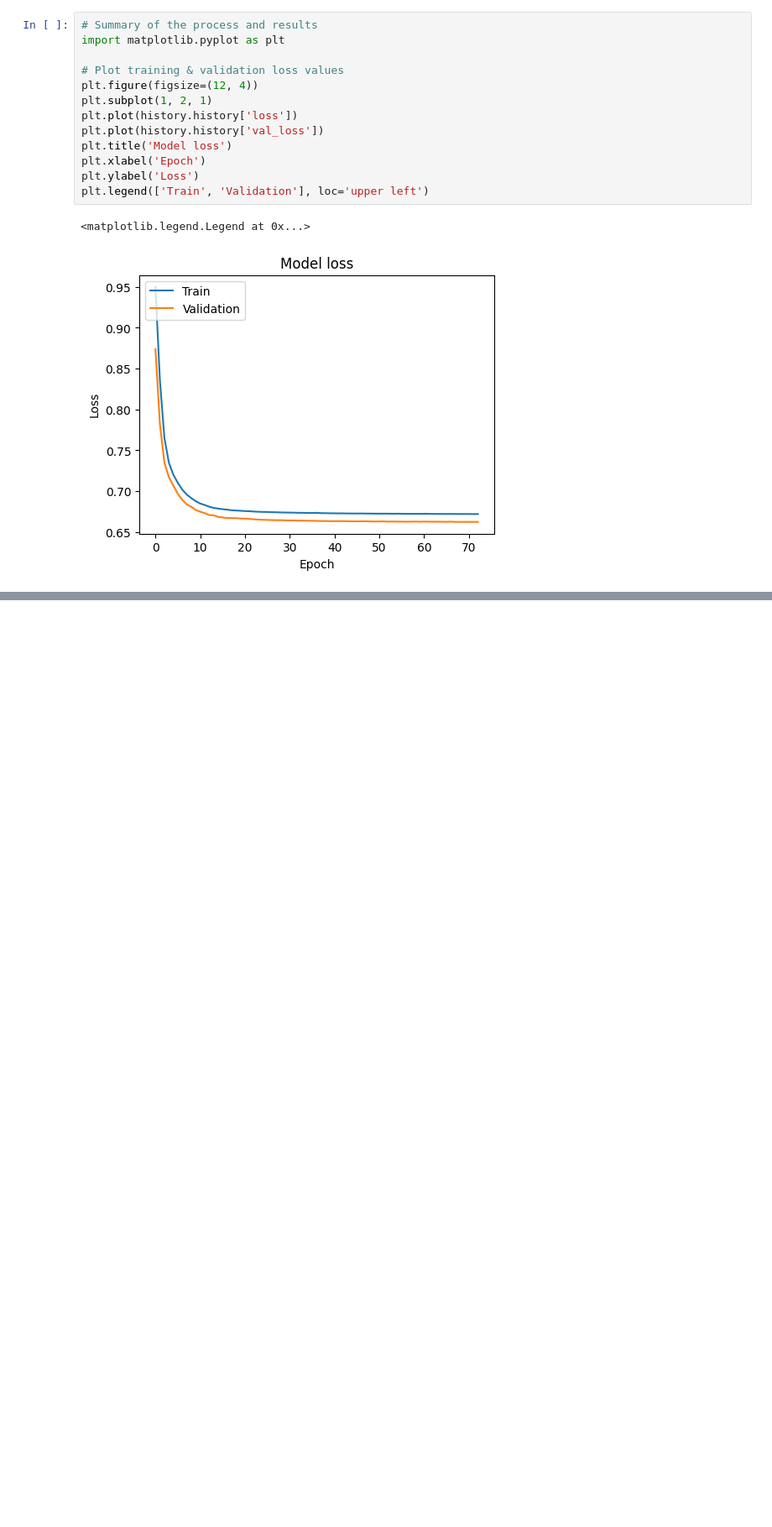
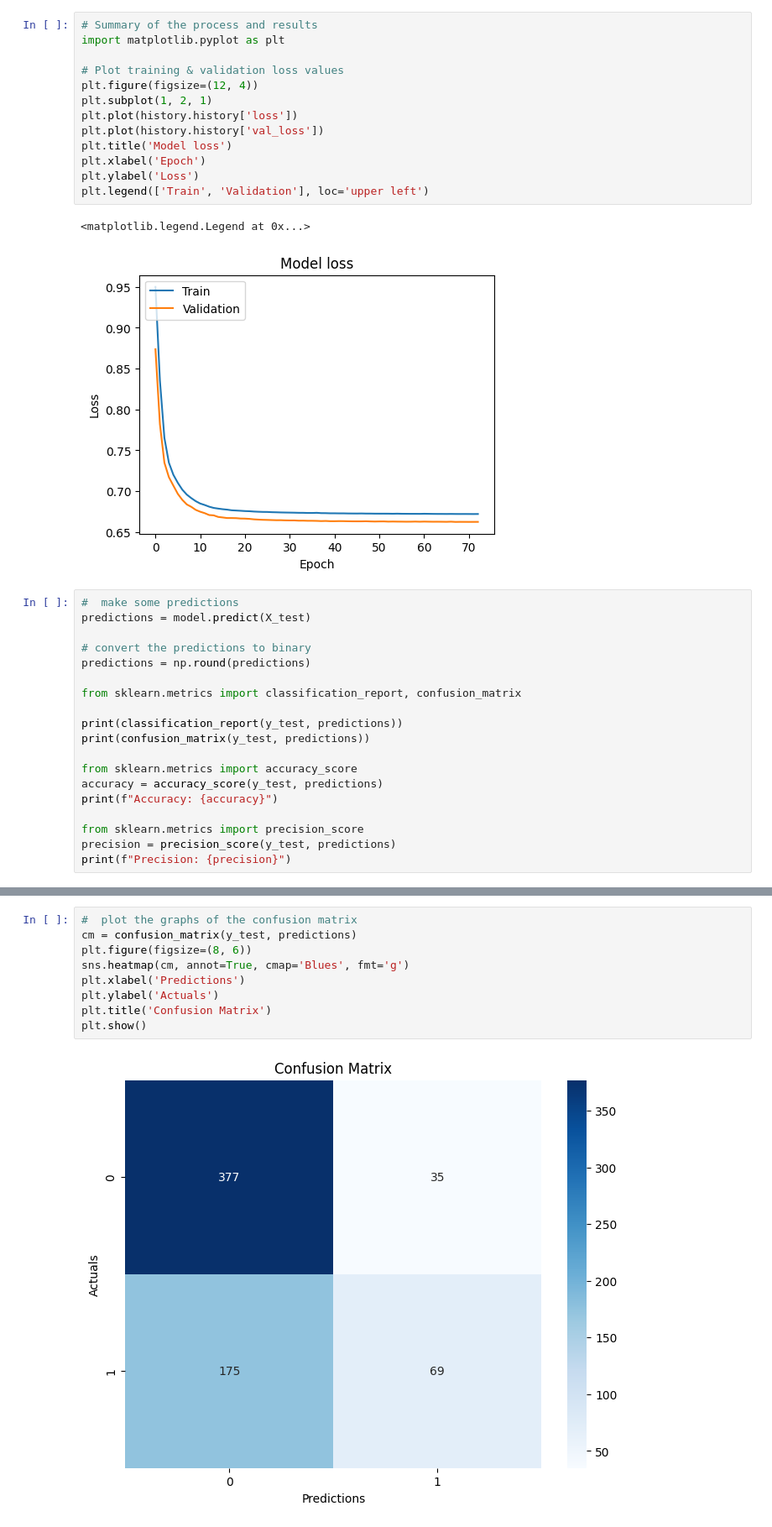
Before and after one commit to RuthBiney/Water-Quality-Model-, a Jupyter notebook: model_brian_v1.ipynb, the cells around one changed output, grey strips where cells are left out. Shown at 84% size. Saved outputs shown, nothing was run; the diff lists cells and outputs as text; blank space fills up the shorter version.

Commit message:
add or view the metrics of the model

```diff
--- a/model_brian_v1.ipynb
+++ b/model_brian_v1.ipynb
@@ -184,3 +184,22 @@ plt.legend(['Train', 'Validation'], loc='upper left')
 # %% [output]
 <matplotlib.legend.Legend at 0x...>
 [figure]
+# %%
+#  make some predictions
+predictions = model.predict(X_test)
+
+# convert the predictions to binary
+predictions = np.round(predictions)
+
+from sklearn.metrics import classification_report, confusion_matrix
+
+print(classification_report(y_test, predictions))
+print(confusion_matrix(y_test, predictions))
+
+from sklearn.metrics import accuracy_score
+accuracy = accuracy_score(y_test, predictions)
+print(f"Accuracy: {accuracy}")
+
+from sklearn.metrics import precision_score
+precision = precision_score(y_test, predictions)
+print(f"Precision: {precision}")
@@ -186,0 +221,11 @@ plt.legend(['Train', 'Validation'], loc='upper left')
+# %%
+#  plot the graphs of the confusion matrix
+cm = confusion_matrix(y_test, predictions)
+plt.figure(figsize=(8, 6))
+sns.heatmap(cm, annot=True, cmap='Blues', fmt='g')
+plt.xlabel('Predictions')
+plt.ylabel('Actuals')
+plt.title('Confusion Matrix')
+plt.show()
+# %% [output]
+[figure, added]
```
Also changed, not shown: parts of 1 cell of this notebook.
